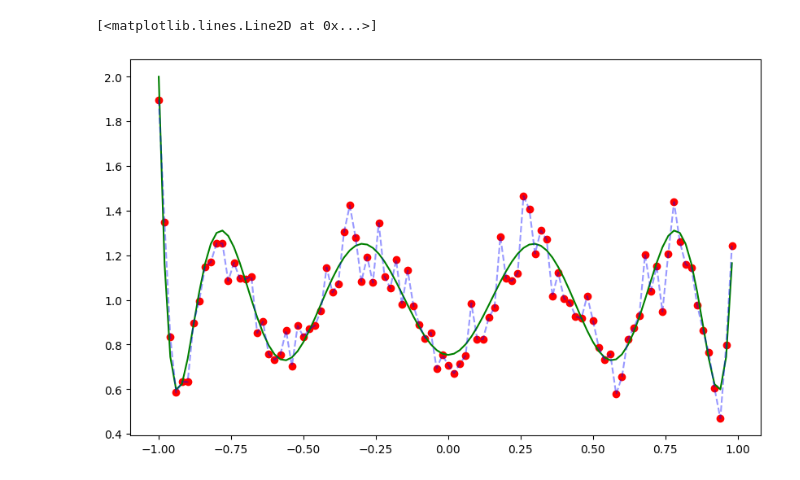
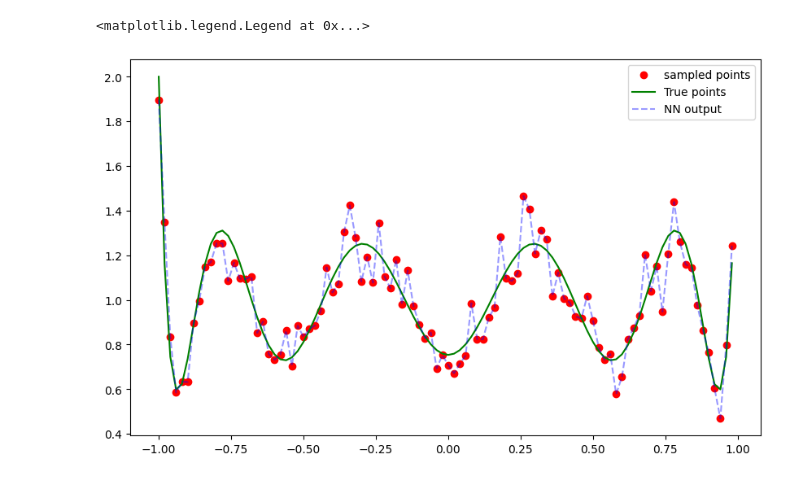
Before and after one commit to achiefa/NTK-interface, a Jupyter notebook: analysis.ipynb, the cells around one changed output. Drawn from its saved outputs; the diff is of its cells as text; code cells hidden in the pictures.

```diff
--- a/analysis.ipynb
+++ b/analysis.ipynb
@@ -14,17 +14,18 @@ with open(FitFolder + "/Data.yaml", "r") as data:
     y = np.array([val["Value"][0] for val in Data["Dependent variables"]])
     t = np.array([val["Truth"][0] for val in Data["Dependent variables"]])
 
-with open(FitFolder + "/output/Output_253451.yaml", "r") as out:
+with open(FitFolder + "/output/Output_0.yaml", "r") as out:
     Out = yaml.load(out, Loader=yaml.CLoader)
     nn = np.array([val["Value"][0] for val in Data["Dependent variables"]])
 # %%
 f, ax = plt.subplots(1,1, figsize=(10,6))
-ax.plot(x, y, marker='o', ls = "", color='red')
-ax.plot(x, t, ls = "-", color='green')
-ax.plot(x, nn, ls = "--", color='blue', alpha=0.4)
+ax.plot(x, y, marker='o', ls = "", color='red', label='sampled points')
+ax.plot(x, t, ls = "-", color='green', label="True points")
+ax.plot(x, nn, ls = "--", color='blue', alpha=0.4, label='NN output')
+ax.legend()
 # %% [output]
-[<matplotlib.lines.Line2D at 0x...>]
+<matplotlib.legend.Legend at 0x...>
-[figure, old version]
+[figure, new version]
 # %%
 with open(FitFolder + "/meta.yaml", "r") as meta:
     Meta = yaml.load(meta, Loader=yaml.CLoader)
```
